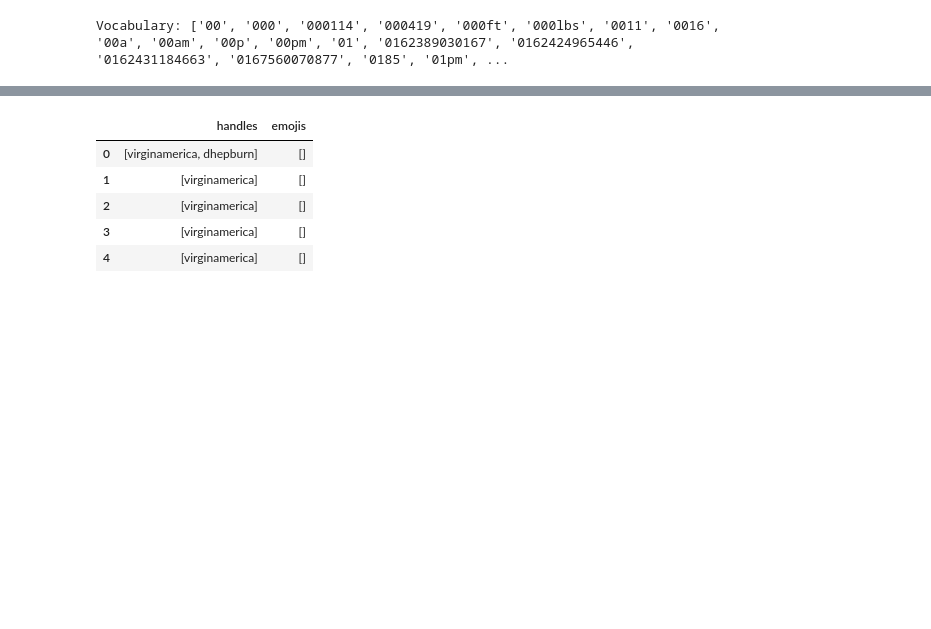
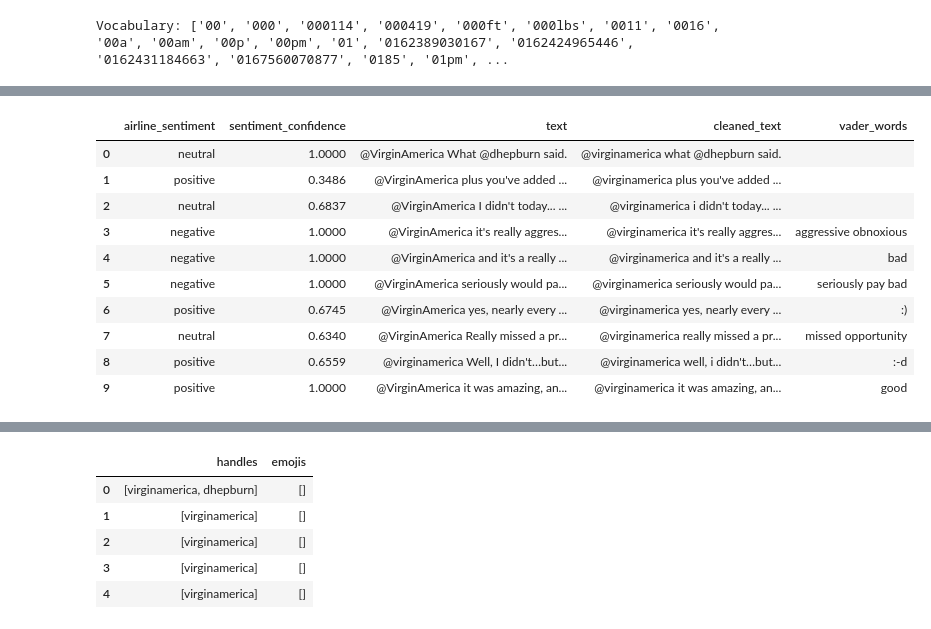
Before and after one commit to NomadZhang/MSI5001, a Jupyter notebook: main.ipynb, the cells around one changed output, grey strips where cells are left out. Cells and saved outputs as stored; diff of their text form; code cells hidden in the pictures; blank space fills up the shorter version.

```diff
--- a/main.ipynb
+++ b/main.ipynb
@@ -137,0 +159,23 @@ Vocabulary: ['00', '000', '000114', '000419', '000ft', '000lbs', '0011', '0016',
+# %%
+# For each cleaned tweet, check if any of the words are in the VADER lexicon and output only those words
+def extract_vader_words(text):
+    words = text.split()
+    vader_words = [word for word in words if word in vader_lexicon_list]
+    return ' '.join(vader_words)
+
+tweet_data["vader_words"]=tweet_data["cleaned_text"].apply(extract_vader_words)
+
+#inspect the cleaned text with only VADER words
+tweet_data.head(10)
+# %% [output]
+|  | airline_sentiment | sentiment_confidence | text | cleaned_text | vader_words |
+| 0 | neutral | 1.0000 | @VirginAmerica What @dhepburn said. | @virginamerica what @dhepburn said. |  |
+| 1 | positive | 0.3486 | @VirginAmerica plus you've added ... | @virginamerica plus you've added ... |  |
+| 2 | neutral | 0.6837 | @VirginAmerica I didn't today... ... | @virginamerica i didn't today... ... |  |
+| 3 | negative | 1.0000 | @VirginAmerica it's really aggres... | @virginamerica it's really aggres... | aggressive obnoxious |
+| 4 | negative | 1.0000 | @VirginAmerica and it's a really ... | @virginamerica and it's a really ... | bad |
+| 5 | negative | 1.0000 | @VirginAmerica seriously would pa... | @virginamerica seriously would pa... | seriously pay bad |
+| 6 | positive | 0.6745 | @VirginAmerica yes, nearly every ... | @virginamerica yes, nearly every ... | :) |
+| 7 | neutral | 0.6340 | @VirginAmerica Really missed a pr... | @virginamerica really missed a pr... | missed opportunity |
+| 8 | positive | 0.6559 | @virginamerica Well, I didn't…but... | @virginamerica well, i didn't…but... | :-d |
+| 9 | positive | 1.0000 | @VirginAmerica it was amazing, an... | @virginamerica it was amazing, an... | good |
```
Also changed, not shown: parts of 10 cells of this notebook.
